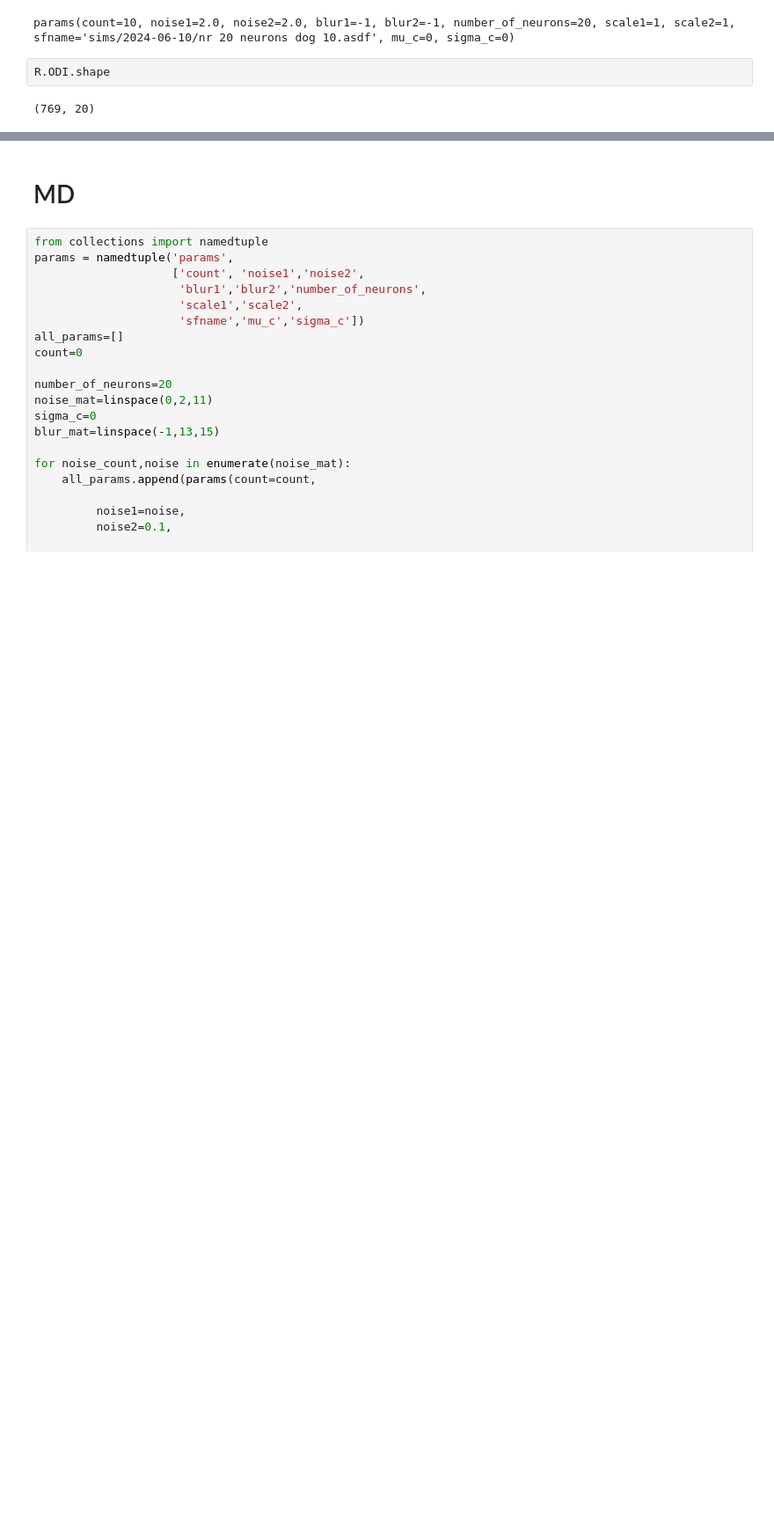
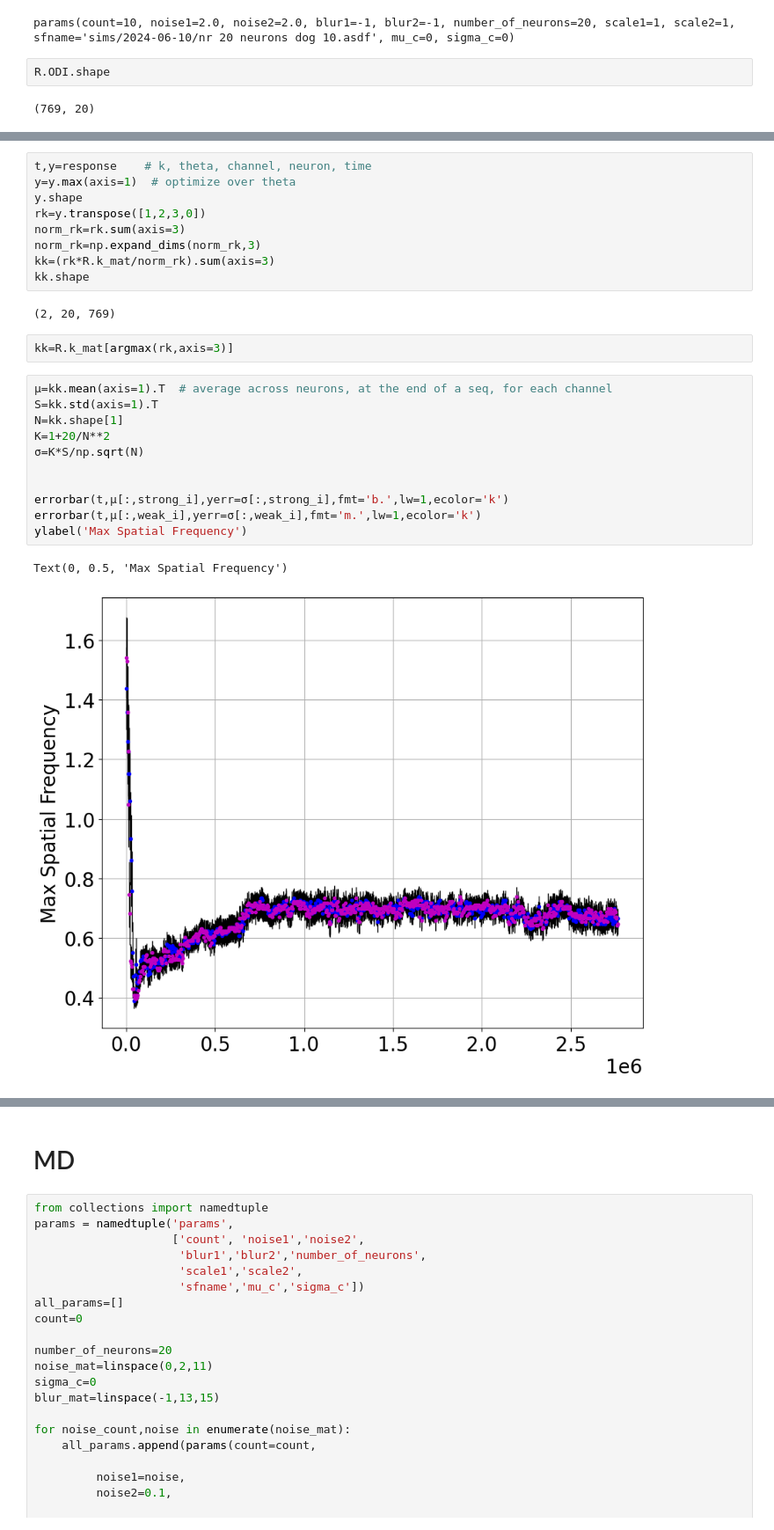
Before and after one commit to bblais/Amblyopia-Simulation, a Jupyter notebook: 2024-06-10 - Plot NR MD BD RS BR.ipynb, the cells around one changed output, grey strips where cells are left out. Shown at 88% size. Saved outputs shown, nothing was run; the diff lists cells and outputs as text; blank space fills up the shorter version.

```diff
--- a/2024-06-10 - Plot NR MD BD RS BR.ipynb
+++ b/2024-06-10 - Plot NR MD BD RS BR.ipynb
@@ -154,0 +191,27 @@ errorbar(R.t,μ,yerr=σ,fmt='.',lw=1,ecolor='k')
+# %%
+t,y=response    # k, theta, channel, neuron, time
+y=y.max(axis=1)  # optimize over theta
+y.shape
+rk=y.transpose([1,2,3,0])
+norm_rk=rk.sum(axis=3)
+norm_rk=np.expand_dims(norm_rk,3)
+kk=(rk*R.k_mat/norm_rk).sum(axis=3)
+kk.shape
+# %% [output]
+(2, 20, 769)
+# %%
+kk=R.k_mat[argmax(rk,axis=3)]
+# %%
+μ=kk.mean(axis=1).T  # average across neurons, at the end of a seq, for each channel
+S=kk.std(axis=1).T
+N=kk.shape[1]
+K=1+20/N**2
+σ=K*S/np.sqrt(N)
+
+
+errorbar(t,μ[:,strong_i],yerr=σ[:,strong_i],fmt='b.',lw=1,ecolor='k')
+errorbar(t,μ[:,weak_i],yerr=σ[:,weak_i],fmt='m.',lw=1,ecolor='k')
+ylabel('Max Spatial Frequency')
+# %% [output]
+Text(0, 0.5, 'Max Spatial Frequency')
+[figure, added]
```
Also changed, not shown: parts of 21 cells of this notebook, 32 other files.
